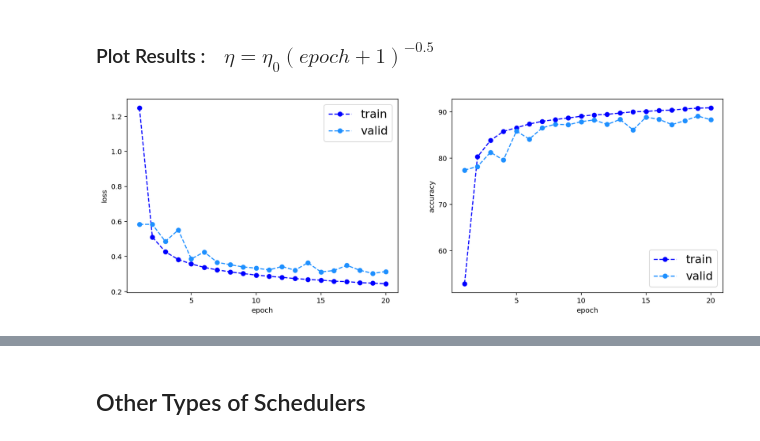
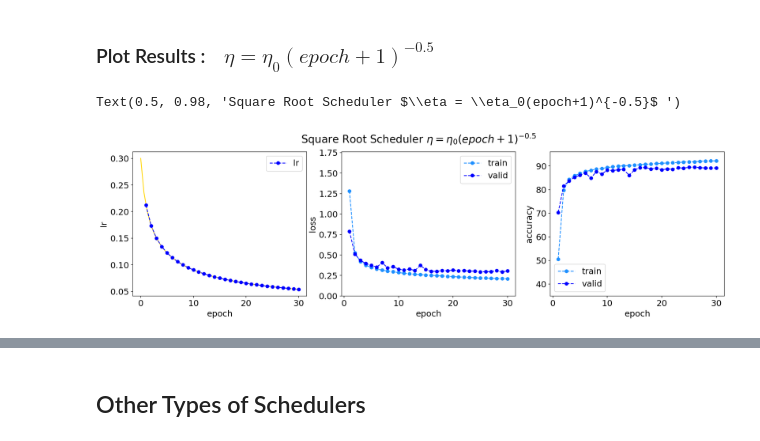
Before and after one commit to UA-ASTR502-2022/astr502, a Jupyter notebook: notebooks/11.11_lr-scheduler.ipynb, the cells around one changed output, grey strips where cells are left out. Saved outputs shown, nothing was run; the diff lists cells and outputs as text; code cells hidden in the pictures.

```diff
--- a/notebooks/11.11_lr-scheduler.ipynb
+++ b/notebooks/11.11_lr-scheduler.ipynb
@@ -94,0 +158,18 @@ criterion = nn.CrossEntropyLoss()
+# %%
+initial_lr = 0.3
+
+net0 = net_fn()
+net0.to(device)
+
+optimizer0 = torch.optim.SGD(net0.parameters(), lr=initial_lr)
+
+train_loss0 = []
+train_acc0 = []
+valid_loss0 = []
+valid_acc0 = []
+lr_record0 = []
+
+num_epochs = 30
+for epoch in range(0, num_epochs):
+    train_1_epoch(net0, optimizer0, train_loss0, train_acc0, lr_record0, scheduler=None)
+    validation(net0, valid_loss0, valid_acc0)
@@ -179,7 +245,7 @@ valid_loss = []
 valid_acc = []
 lr_record = []
 
-num_epochs = 20
+num_epochs = 30
 for epoch in range(0, num_epochs):
     train_1_epoch(net, optimizer, train_loss, train_acc, lr_record, scheduler)
 
@@ -205,19 +274,31 @@ for epoch in range(0, num_epochs):
 # %% [markdown]
 ### Plot Results : $\ \ \ \eta = \eta_0 (epoch+1)^{-0.5}$
 # %%
-fig, ax = plt.subplots(1, 2, figsize=(15, 5))
+fig, ax = plt.subplots(1, 3, figsize=(20, 5))
 plt.rc('font', size=16)
 
-ax[0].plot(range(1,num_epochs+1)[::], train_loss[::], 'o--', label='train', color='b')
-ax[0].plot(range(1,num_epochs+1)[::], valid_loss[::], 'o--', label='valid', color='dodgerblue')
-ax[1].plot(range(1,num_epochs+1)[::], train_acc[::] , 'o--', label='train', color='b')
-ax[1].plot(range(1,num_epochs+1)[::], valid_acc[::], 'o--', label='valid', color='dodgerblue')
+ax[0].plot(range(1,num_epochs+1), lr_record, 'o--', label='lr', color='b')
+ax[0].set_ylabel('lr')
+x = np.linspace(0, num_epochs, 50)
+ax[0].plot(x, initial_lr*(x+1)**-0.5, color='gold', zorder=-1)
 
-ax[0].set_ylabel('loss')
-ax[1].set_ylabel('accuracy')
+ax[1].plot(range(1,num_epochs+1)[::], train_loss[::], 'o--', label='train', color='dodgerblue')
+ax[1].plot(range(1,num_epochs+1)[::], valid_loss[::], 'o--', label='valid', color='b')
+ax[2].plot(range(1,num_epochs+1)[::], train_acc[::] , 'o--', label='train', color='dodgerblue')
+ax[2].plot(range(1,num_epochs+1)[::], valid_acc[::], 'o--', label='valid', color='b')
 
-for i in range(2):
+ax[1].set_ylabel('loss')
+ax[2].set_ylabel('accuracy')
+
+ax[1].set_ylim(0, 1.76)
+ax[2].set_ylim(35, 96)
+
+
+for i in range(3):
     ax[i].set_xlabel('epoch')
     ax[i].legend(loc='best')
+
+fig.suptitle('Square Root Scheduler $\eta = \eta_0(epoch+1)^{-0.5}$ ', fontsize=20)
 # %% [output]
+Text(0.5, 0.98, 'Square Root Scheduler $\\eta = \\eta_0(epoch+1)^{-0.5}$ ')
-[figure, old version]
+[figure, new version]
```
Also changed, not shown: parts of 48 cells of this notebook, 1 other file.
